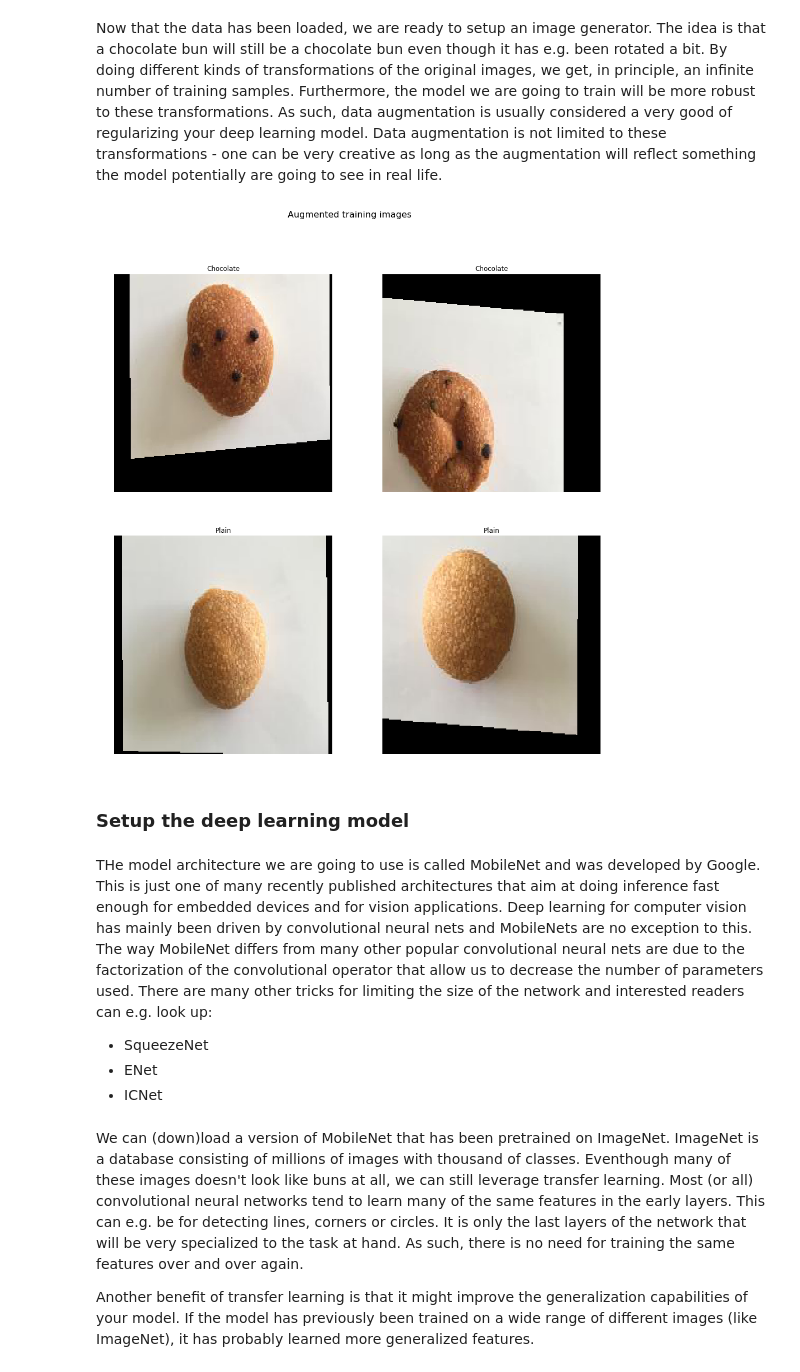
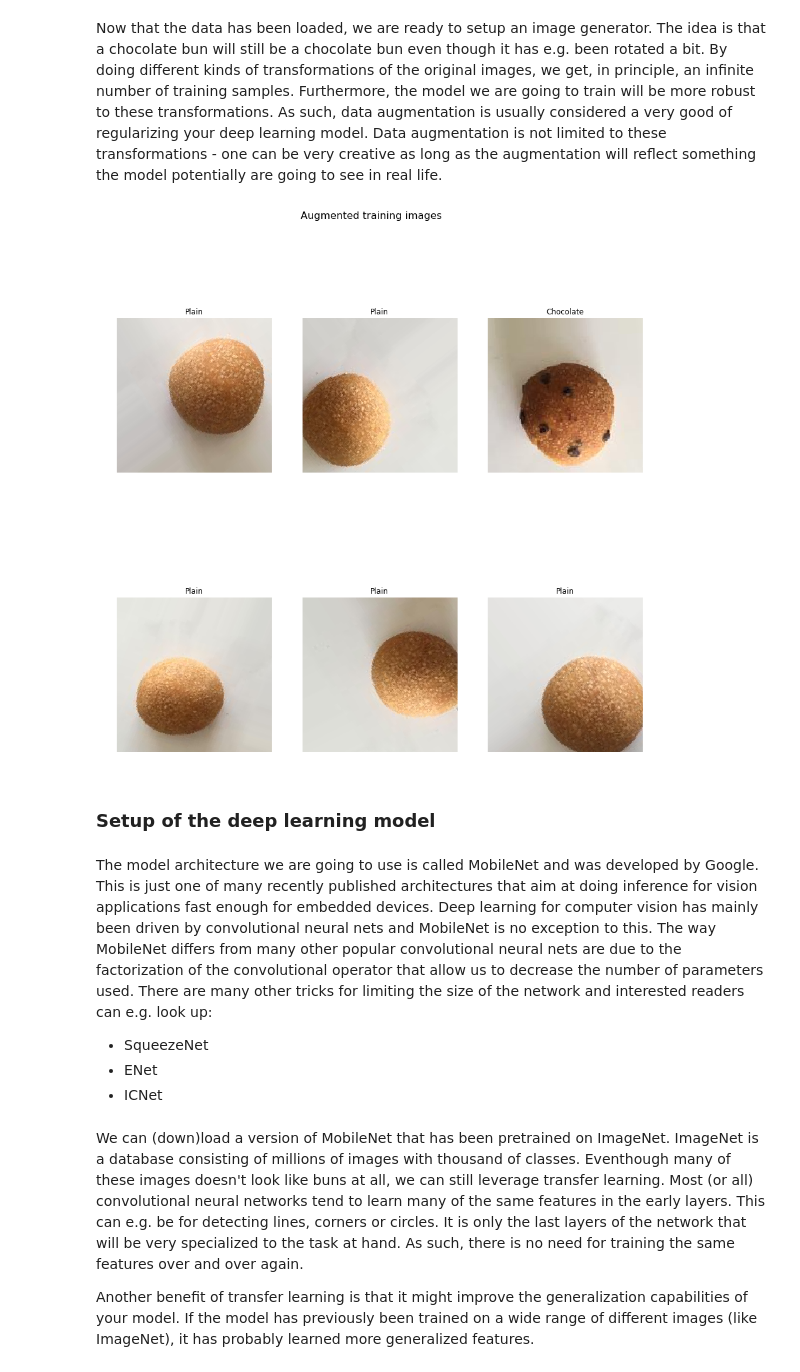
Before and after one commit to Sensomind/DeepLearningMeetup, a Jupyter notebook: Sensomind@Space.10.ipynb, the cells around one changed output. Cells and saved outputs as stored; diff of their text form; code cells hidden in the pictures.

```diff
--- a/Sensomind@Space.10.ipynb
+++ b/Sensomind@Space.10.ipynb
@@ -46,12 +52,12 @@ Below we setup variables for loading data and models.
 # %%
 # Setup variables for data loading and management
 data_directory = "data/"
-test_split_size = 0.2
+test_split_size = 0.3
 random_state = 42
 target_size = (224, 224)
 
 # Setup variables for model loading and managemnt
-model_directory = "models/mobilenet_1_0_224_tf_no_top.h5"
+model_h5 = "models/mobilenet_5_0_224_tf_no_top.h5"
 # %% [markdown]
 Since we have a very small dataset for this demo, we can easily handle everything in memory. So we load all the images and targets into numpy arrays in the following. We also split the dataset into a training and test set.
 # %%
@@ -106,21 +115,27 @@ Now that the data has been loaded, we are ready to setup an image generator. The
 # %%
 # Setup augmentation arguments
 target_size = (224, 224)
 batch_size = 8
 
 augmentation_args = {
-    "rotation_range": 0.5,
+    "rotation_range":180,
     "width_shift_range": 0.2,
     "height_shift_range": 0.2,
     "shear_range": 0.1,
     "zoom_range": 0.1,
-    "channel_shift_range": 0.,
+    #"channel_shift_range": 5,
     "fill_mode": 'nearest',
-    "cval": 0., # Only relevant if fill_mode = constant
     "horizontal_flip": True,
     "vertical_flip": True,
-    "rescale": (1/255)
 }
 
 # Initialize the Data Generator
 data_generator = ImageDataGenerator(**augmentation_args)
+
+# Setup data generator
+training_generator = data_generator.flow(x_train, y_train, batch_size=batch_size)
+
+# Plot some augmented images
+plot_random_images(*next(training_generator), title="Augmented training images")
+# %% [output]
+[figure, added]
@@ -130,13 +142,7 @@ training_generator = data_generator.flow(x_train, y_train, batch_size=batch_size
-# %%
-# Plot some augmented images
-x, y = training_generator.next()
-plot_random_images(x*255, y, title="Augmented training images")
-# %% [output]
-[figure, removed]
 # %% [markdown]
-###  Setup the deep learning model
+###  Setup of the deep learning model
 # %% [markdown]
-THe model architecture we are going to use is called MobileNet and was developed by Google. This is just one of many recently published architectures that aim at doing inference fast enough for embedded devices and for vision applications. Deep learning for computer vision has mainly been driven by convolutional neural nets and MobileNets are no exception to this. The way MobileNet differs from many other popular convolutional neural nets are due to the factorization of the convolutional operator that allow us to decrease the number of parameters used. There are many other tricks for limiting the size of the network and interested readers can e.g. look up:
+The model architecture we are going to use is called MobileNet and was developed by Google. This is just one of many recently published architectures that aim at doing inference for vision applications fast enough for embedded devices. Deep learning for computer vision has mainly been driven by convolutional neural nets and MobileNet is no exception to this. The way MobileNet differs from many other popular convolutional neural nets are due to the factorization of the convolutional operator that allow us to decrease the number of parameters used. There are many other tricks for limiting the size of the network and interested readers can e.g. look up:
 * SqueezeNet
 * ENet
 * ICNet
```
Also changed, not shown: parts of 22 cells of this notebook, 3 other files.
